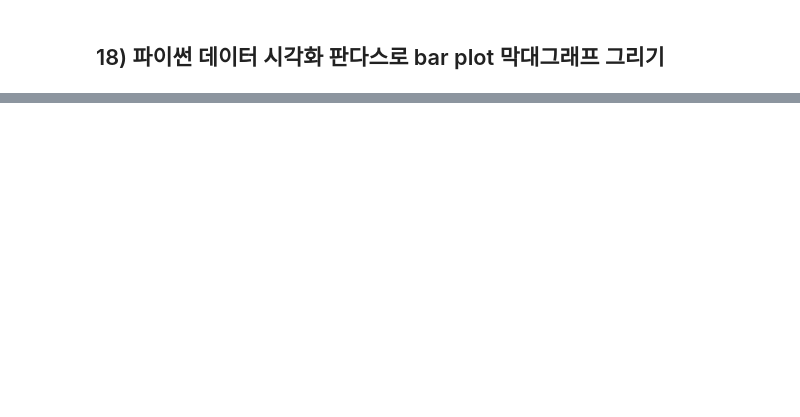
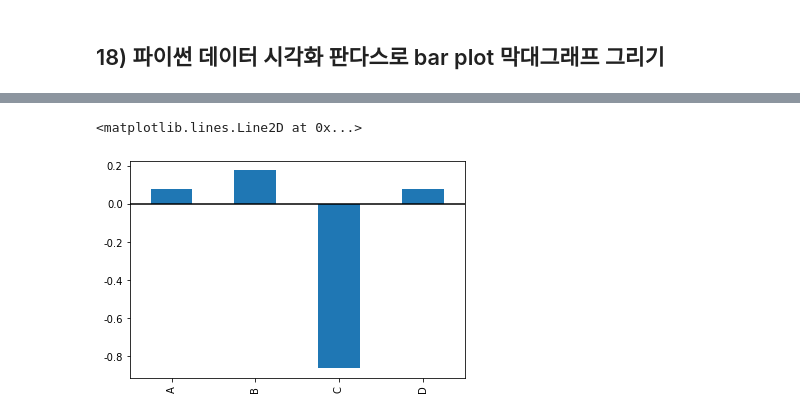
Before and after one commit to anew0m/AStudy_Pandas-basic, a Jupyter notebook: study/11_데이터_시각화_Plotting_기능_활용하기.ipynb, the cells around one changed output, grey strips where cells are left out. Cells and saved outputs as stored; diff of their text form; code cells hidden in the pictures; blank space fills up the shorter version.

```diff
--- a/study/11_데이터_시각화_Plotting_기능_활용하기.ipynb
+++ b/study/11_데이터_시각화_Plotting_기능_활용하기.ipynb
@@ -136,0 +196,6 @@ df3.plot(x = 'A', y = 'B')
+# %%
+df.iloc[5].plot.bar()
+plt.axhline(0, color = 'k')
+# %% [output]
+<matplotlib.lines.Line2D at 0x...>
+[figure, added]
```
Also changed, not shown: parts of 41 cells of this notebook.
